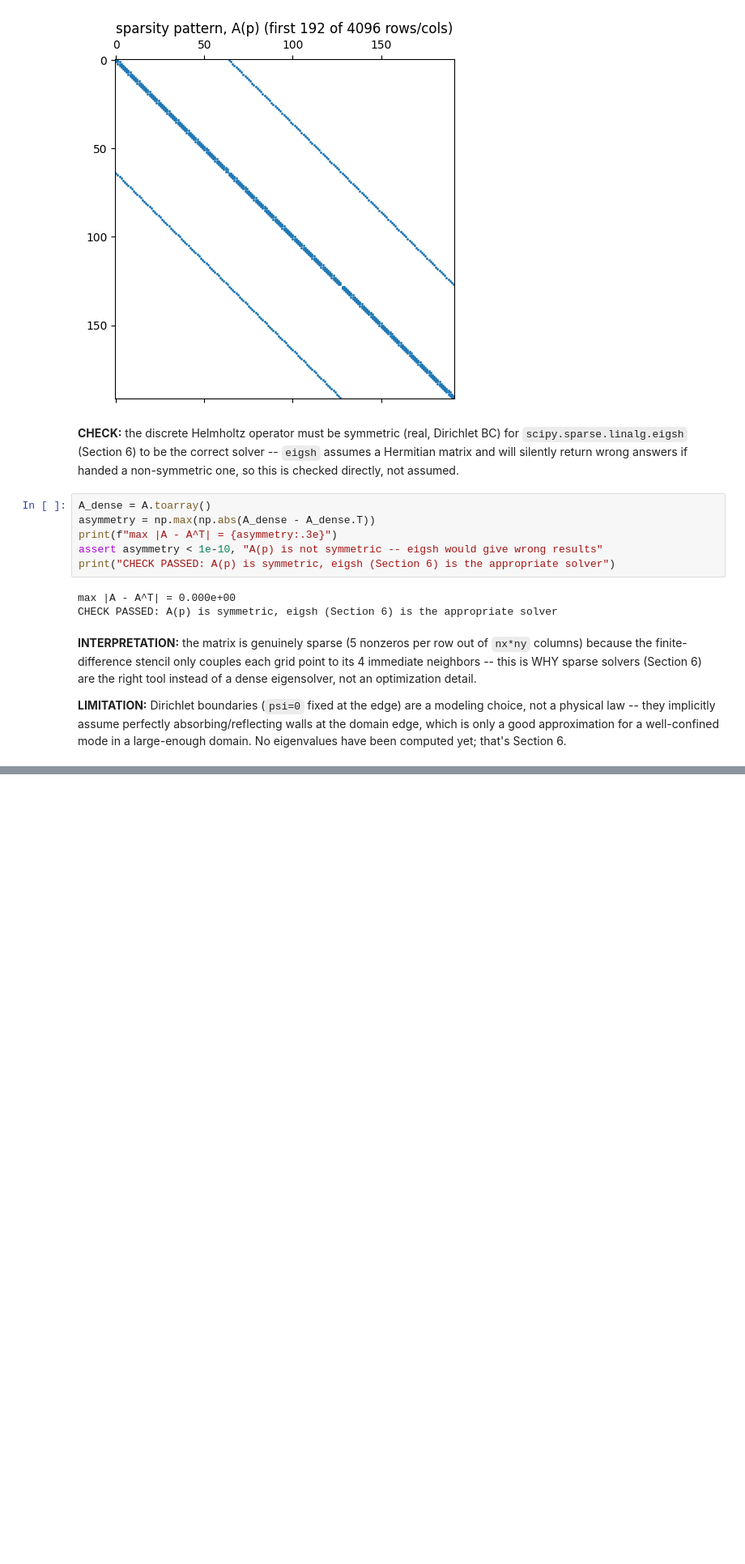
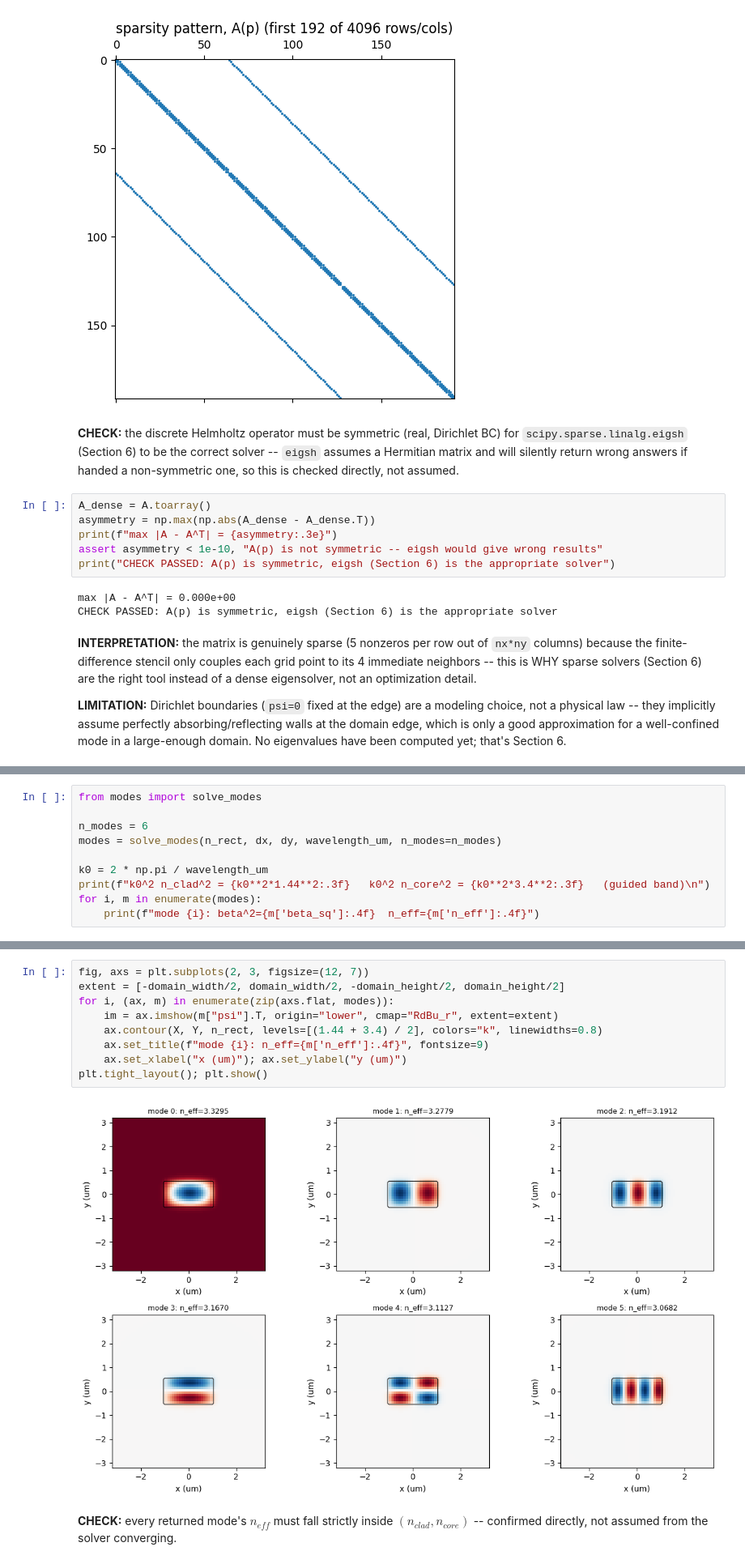
Before and after one commit to ColinsCoding/Dispersion-Assisted-GS-Phase-Recovery, a Jupyter notebook: projects/photonic_modes_geometry/photonic_modes_geometry.ipynb, the cells around one changed output, grey strips where cells are left out. Shown at 81% size. Saved outputs shown, nothing was run; the diff lists cells and outputs as text; blank space fills up the shorter version.

```diff
--- a/projects/photonic_modes_geometry/photonic_modes_geometry.ipynb
+++ b/projects/photonic_modes_geometry/photonic_modes_geometry.ipynb
@@ -304,0 +339,10 @@ eigenvalues have been computed yet; that's Section 6.
+# %%
+from modes import solve_modes
+
+n_modes = 6
+modes = solve_modes(n_rect, dx, dy, wavelength_um, n_modes=n_modes)
+
+k0 = 2 * np.pi / wavelength_um
+print(f"k0^2 n_clad^2 = {k0**2*1.44**2:.3f}   k0^2 n_core^2 = {k0**2*3.4**2:.3f}   (guided band)\n")
+for i, m in enumerate(modes):
+    print(f"mode {i}: beta^2={m['beta_sq']:.4f}  n_eff={m['n_eff']:.4f}")
@@ -304,0 +358,15 @@ eigenvalues have been computed yet; that's Section 6.
+# %%
+fig, axs = plt.subplots(2, 3, figsize=(12, 7))
+extent = [-domain_width/2, domain_width/2, -domain_height/2, domain_height/2]
+for i, (ax, m) in enumerate(zip(axs.flat, modes)):
+    im = ax.imshow(m["psi"].T, origin="lower", cmap="RdBu_r", extent=extent)
+    ax.contour(X, Y, n_rect, levels=[(1.44 + 3.4) / 2], colors="k", linewidths=0.8)
+    ax.set_title(f"mode {i}: n_eff={m['n_eff']:.4f}", fontsize=9)
+    ax.set_xlabel("x (um)"); ax.set_ylabel("y (um)")
+plt.tight_layout(); plt.show()
+# %% [output]
+[figure, added]
+# %% [markdown]
+**CHECK:** every returned mode's $n_{eff}$ must fall strictly inside
+$(n_{clad}, n_{core})$ -- confirmed directly, not assumed from the solver
+converging.
```
Also changed, not shown: parts of 5 cells of this notebook, 3 other files.
